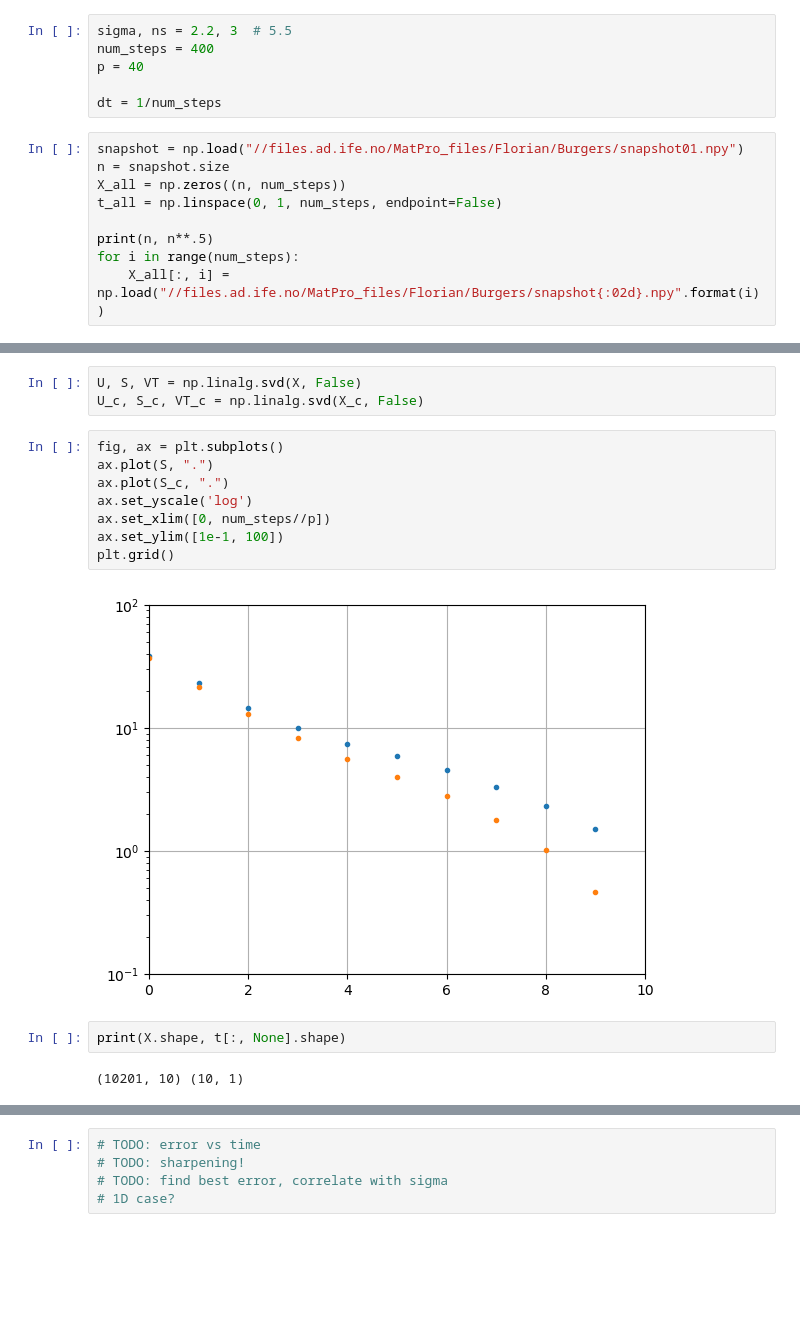
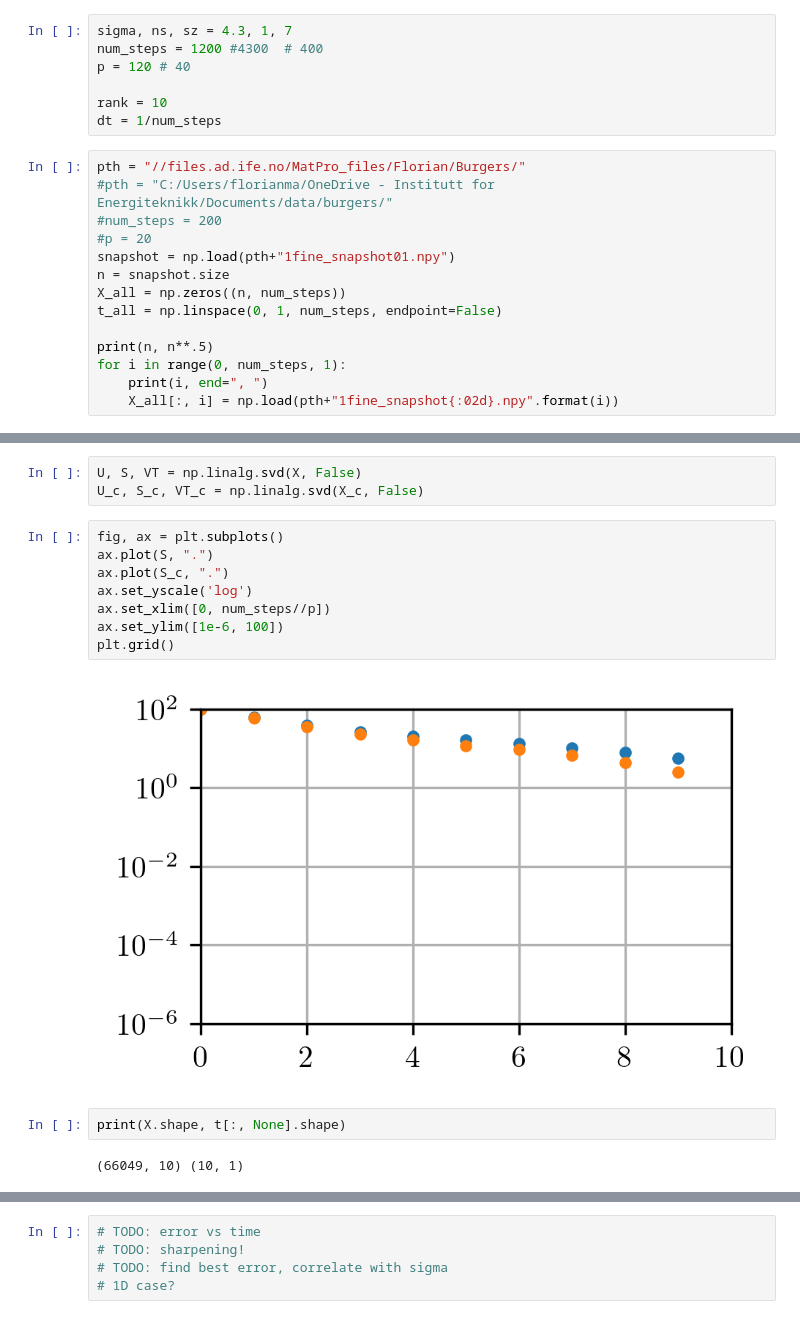
Before and after one commit to flabowski/POD-ROM-and-gaussian-convolution, a Jupyter notebook: notebooks/Burgers.ipynb, the cells around one changed output, grey strips where cells are left out. Saved outputs shown, nothing was run; the diff lists cells and outputs as text; blank space fills up the shorter version.

```diff
--- a/notebooks/Burgers.ipynb
+++ b/notebooks/Burgers.ipynb
@@ -17,16 +58,22 @@ from scipy.signal import wiener, convolve2d
 # %%
-sigma, ns = 2.2, 3  # 5.5
-num_steps = 400
-p = 40
+sigma, ns, sz = 4.3, 1, 7
+num_steps = 1200 #4300  # 400
+p = 120 # 40
 
+rank = 10
 dt = 1/num_steps
 # %%
-snapshot = np.load("//files.ad.ife.no/MatPro_files/Florian/Burgers/snapshot01.npy")
+pth = "//files.ad.ife.no/MatPro_files/Florian/Burgers/"
+#pth = "C:/Users/florianma/OneDrive - Institutt for Energiteknikk/Documents/data/burgers/"
+#num_steps = 200
+#p = 20
+snapshot = np.load(pth+"1fine_snapshot01.npy")
 n = snapshot.size
 X_all = np.zeros((n, num_steps))
 t_all = np.linspace(0, 1, num_steps, endpoint=False)
 
 print(n, n**.5)
-for i in range(num_steps):
-    X_all[:, i] = np.load("//files.ad.ife.no/MatPro_files/Florian/Burgers/snapshot{:02d}.npy".format(i))
+for i in range(0, num_steps, 1):
+    print(i, end=", ")
+    X_all[:, i] = np.load(pth+"1fine_snapshot{:02d}.npy".format(i))
 # %% [output]
@@ -67,14 +97,14 @@ U_c, S_c, VT_c = np.linalg.svd(X_c, False)
 # %%
 fig, ax = plt.subplots()
 ax.plot(S, ".")
 ax.plot(S_c, ".")
 ax.set_yscale('log')
 ax.set_xlim([0, num_steps//p])
-ax.set_ylim([1e-1, 100])
+ax.set_ylim([1e-6, 100])
 plt.grid()
 # %% [output]
-[figure, old version]
+[figure, new version]
 # %%
 print(X.shape, t[:, None].shape)
 # %% [output]
-(10201, 10) (10, 1)
+(66049, 10) (10, 1)
```
Also changed, not shown: parts of 24 cells of this notebook, 5 other files.
